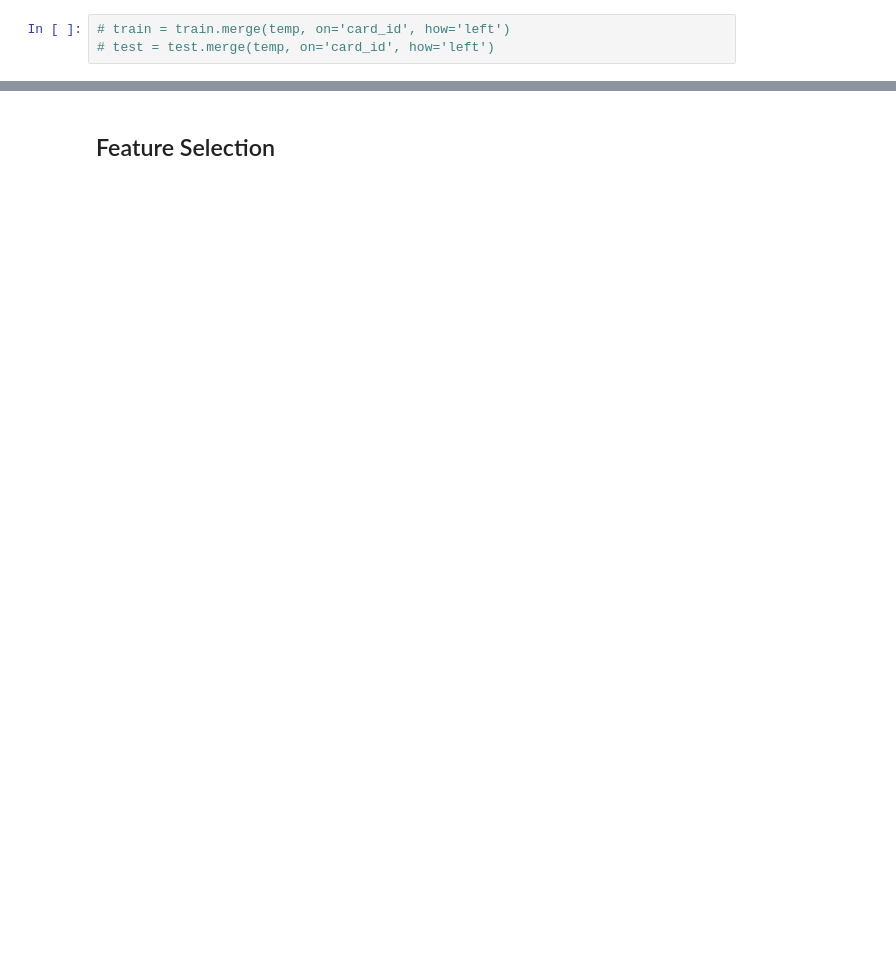
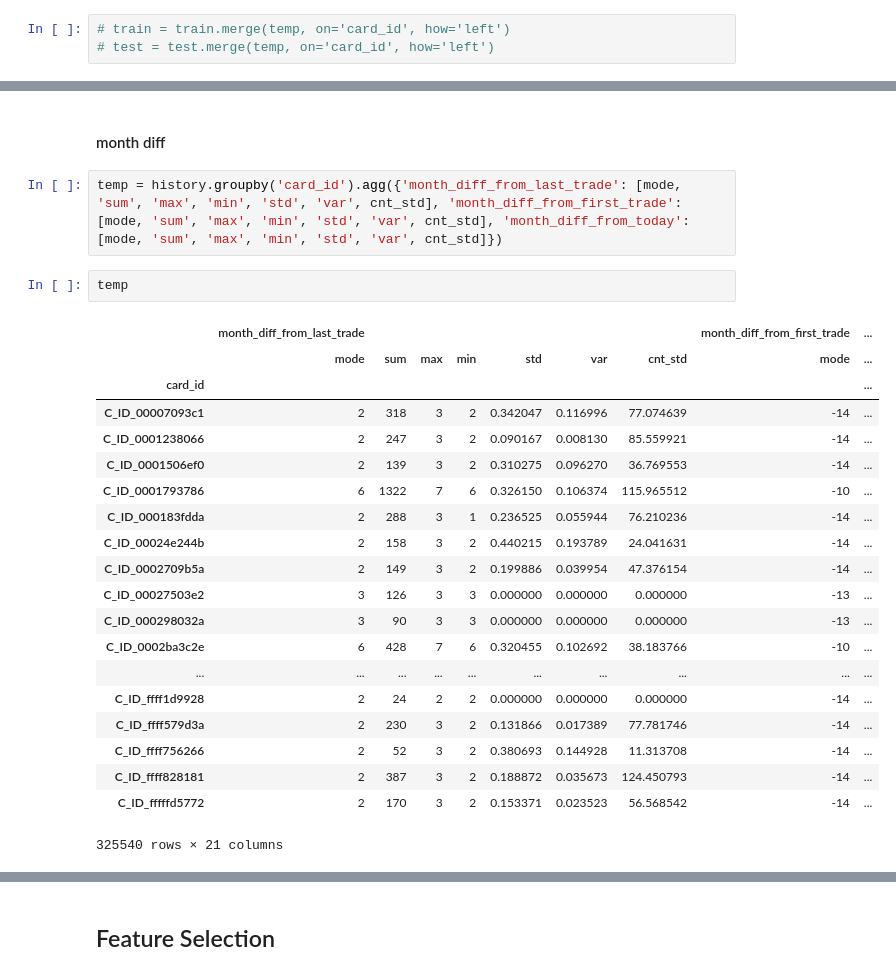
Before and after one commit to SONG-WONHO/Kaggle-Elo, a Jupyter notebook: 2-2 Feature Engineering and Selection.ipynb, the cells around one changed output, grey strips where cells are left out. Drawn from its saved outputs; the diff is of its cells as text; blank space fills up the shorter version.

```diff
--- a/2-2 Feature Engineering and Selection.ipynb
+++ b/2-2 Feature Engineering and Selection.ipynb
@@ -368,0 +445,27 @@ gc.collect()
+# %% [markdown]
+#### month diff
+# %%
+temp = history.groupby('card_id').agg({'month_diff_from_last_trade': [mode, 'sum', 'max', 'min', 'std', 'var', cnt_std], 'month_diff_from_first_trade': [mode, 'sum', 'max', 'min', 'std', 'var', cnt_std], 'month_diff_from_today':[mode, 'sum', 'max', 'min', 'std', 'var', cnt_std]})
+# %%
+temp
+# %% [output]
+|  | month_diff_from_last_trade |  |  |  |  |  |  | month_diff_from_first_trade | ... |
+|  | mode | sum | max | min | std | var | cnt_std | mode | ... |
+| card_id |  |  |  |  |  |  |  |  | ... |
+| C_ID_00007093c1 | 2 | 318 | 3 | 2 | 0.342047 | 0.116996 | 77.074639 | -14 | ... |
+| C_ID_0001238066 | 2 | 247 | 3 | 2 | 0.090167 | 0.008130 | 85.559921 | -14 | ... |
+| C_ID_0001506ef0 | 2 | 139 | 3 | 2 | 0.310275 | 0.096270 | 36.769553 | -14 | ... |
+| C_ID_0001793786 | 6 | 1322 | 7 | 6 | 0.326150 | 0.106374 | 115.965512 | -10 | ... |
+| C_ID_000183fdda | 2 | 288 | 3 | 1 | 0.236525 | 0.055944 | 76.210236 | -14 | ... |
+| C_ID_00024e244b | 2 | 158 | 3 | 2 | 0.440215 | 0.193789 | 24.041631 | -14 | ... |
+| C_ID_0002709b5a | 2 | 149 | 3 | 2 | 0.199886 | 0.039954 | 47.376154 | -14 | ... |
+| C_ID_00027503e2 | 3 | 126 | 3 | 3 | 0.000000 | 0.000000 | 0.000000 | -13 | ... |
+| C_ID_000298032a | 3 | 90 | 3 | 3 | 0.000000 | 0.000000 | 0.000000 | -13 | ... |
+| C_ID_0002ba3c2e | 6 | 428 | 7 | 6 | 0.320455 | 0.102692 | 38.183766 | -10 | ... |
+| ... | ... | ... | ... | ... | ... | ... | ... | ... | ... |
+| C_ID_ffff1d9928 | 2 | 24 | 2 | 2 | 0.000000 | 0.000000 | 0.000000 | -14 | ... |
+| C_ID_ffff579d3a | 2 | 230 | 3 | 2 | 0.131866 | 0.017389 | 77.781746 | -14 | ... |
+| C_ID_ffff756266 | 2 | 52 | 3 | 2 | 0.380693 | 0.144928 | 11.313708 | -14 | ... |
+| C_ID_ffff828181 | 2 | 387 | 3 | 2 | 0.188872 | 0.035673 | 124.450793 | -14 | ... |
+| C_ID_fffffd5772 | 2 | 170 | 3 | 2 | 0.153371 | 0.023523 | 56.568542 | -14 | ... |
+325540 rows × 21 columns
```
Also changed, not shown: parts of 50 cells of this notebook.
